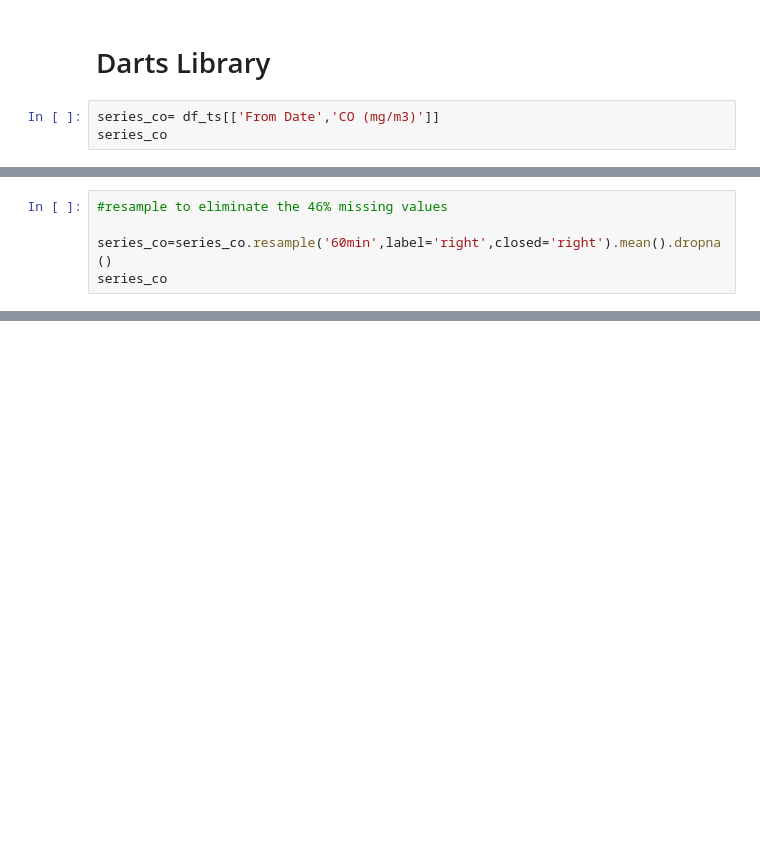
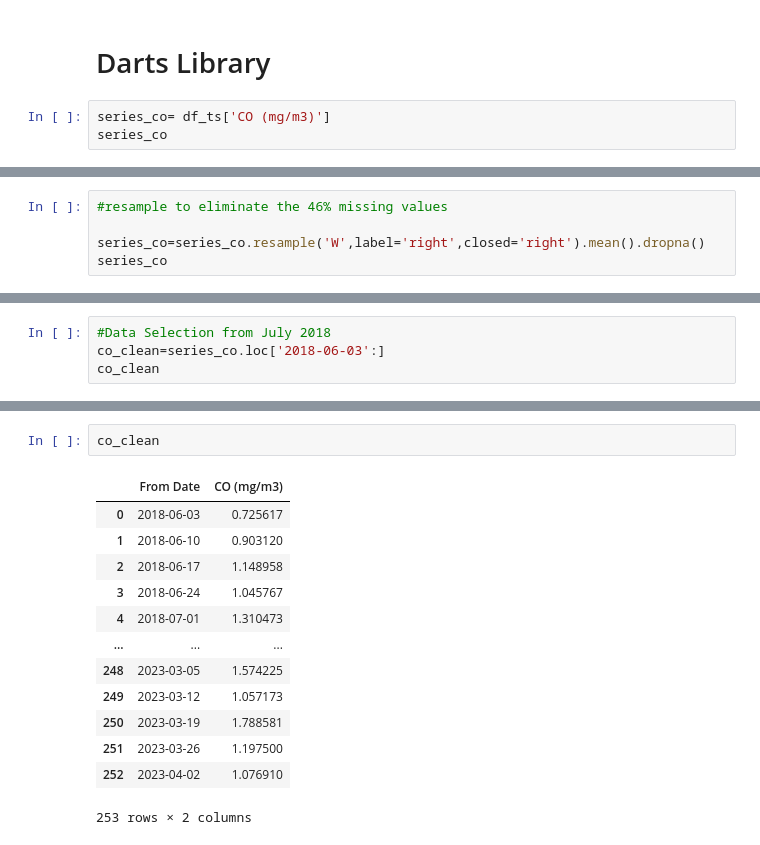
Before and after one commit to bibi643/Air_quality_India_kaggle, a Jupyter notebook: air_qual.ipynb, the cells around one changed output, grey strips where cells are left out. Drawn from its saved outputs; the diff is of its cells as text; blank space fills up the shorter version.

```diff
--- a/air_qual.ipynb
+++ b/air_qual.ipynb
@@ -99,6 +101,6 @@ df_ts
 # %% [markdown]
 # Darts Library
 # %%
-series_co= df_ts[['From Date','CO (mg/m3)']]
+series_co= df_ts['CO (mg/m3)']
 series_co
 # %% [output]
@@ -129,6 +132,6 @@ memory usage: 1.8 MB
 # %%
 #resample to eliminate the 46% missing values
 
-series_co=series_co.resample('60min',label='right',closed='right').mean().dropna()
+series_co=series_co.resample('W',label='right',closed='right').mean().dropna()
 series_co
 # %% [output]
@@ -166,0 +158,4 @@ plt.legend()
+# %%
+#Data Selection from July 2018
+co_clean=series_co.loc['2018-06-03':]
+co_clean
@@ -166,0 +189,16 @@ plt.legend()
+# %%
+co_clean
+# %% [output]
+|  | From Date | CO (mg/m3) |
+| 0 | 2018-06-03 | 0.725617 |
+| 1 | 2018-06-10 | 0.903120 |
+| 2 | 2018-06-17 | 1.148958 |
+| 3 | 2018-06-24 | 1.045767 |
+| 4 | 2018-07-01 | 1.310473 |
+| ... | ... | ... |
+| 248 | 2023-03-05 | 1.574225 |
+| 249 | 2023-03-12 | 1.057173 |
+| 250 | 2023-03-19 | 1.788581 |
+| 251 | 2023-03-26 | 1.197500 |
+| 252 | 2023-04-02 | 1.076910 |
+253 rows × 2 columns
```
Also changed, not shown: parts of 27 cells of this notebook.
